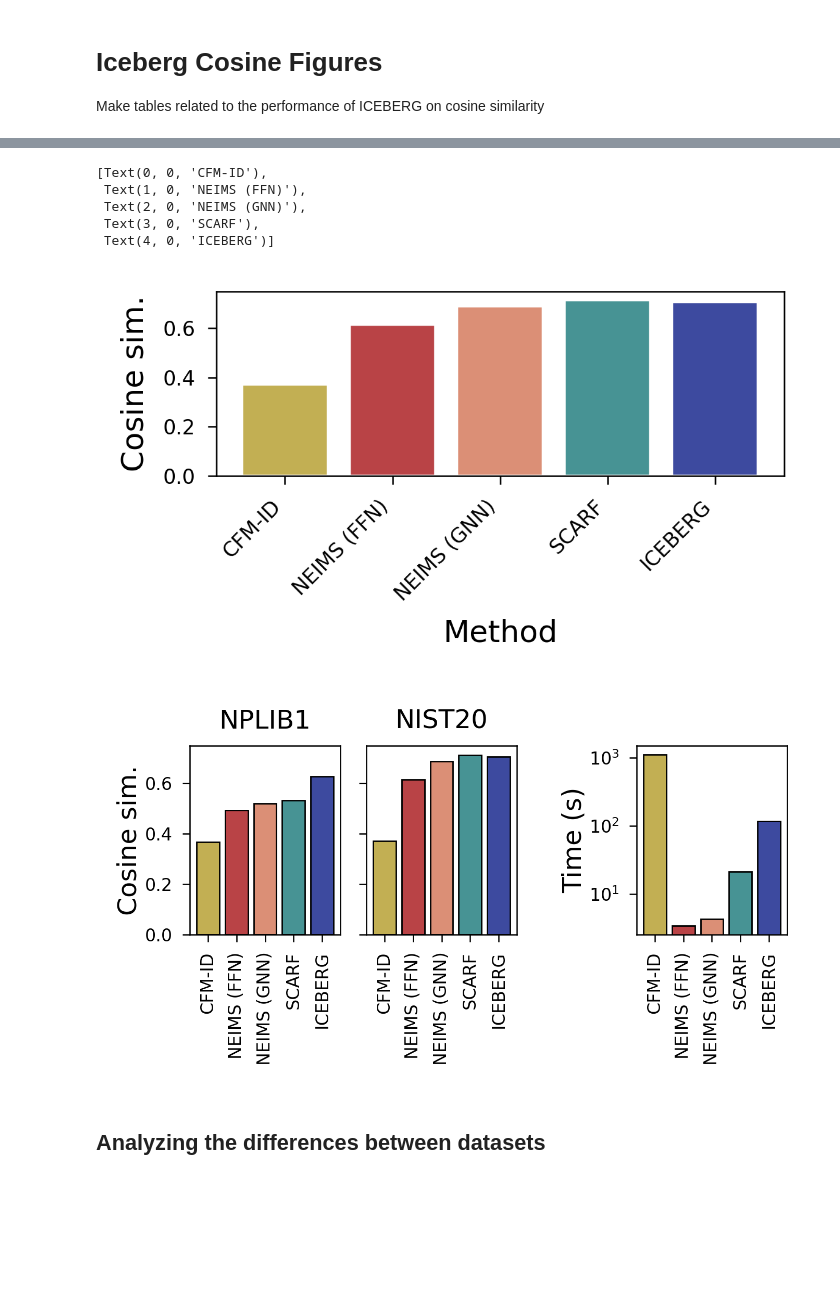
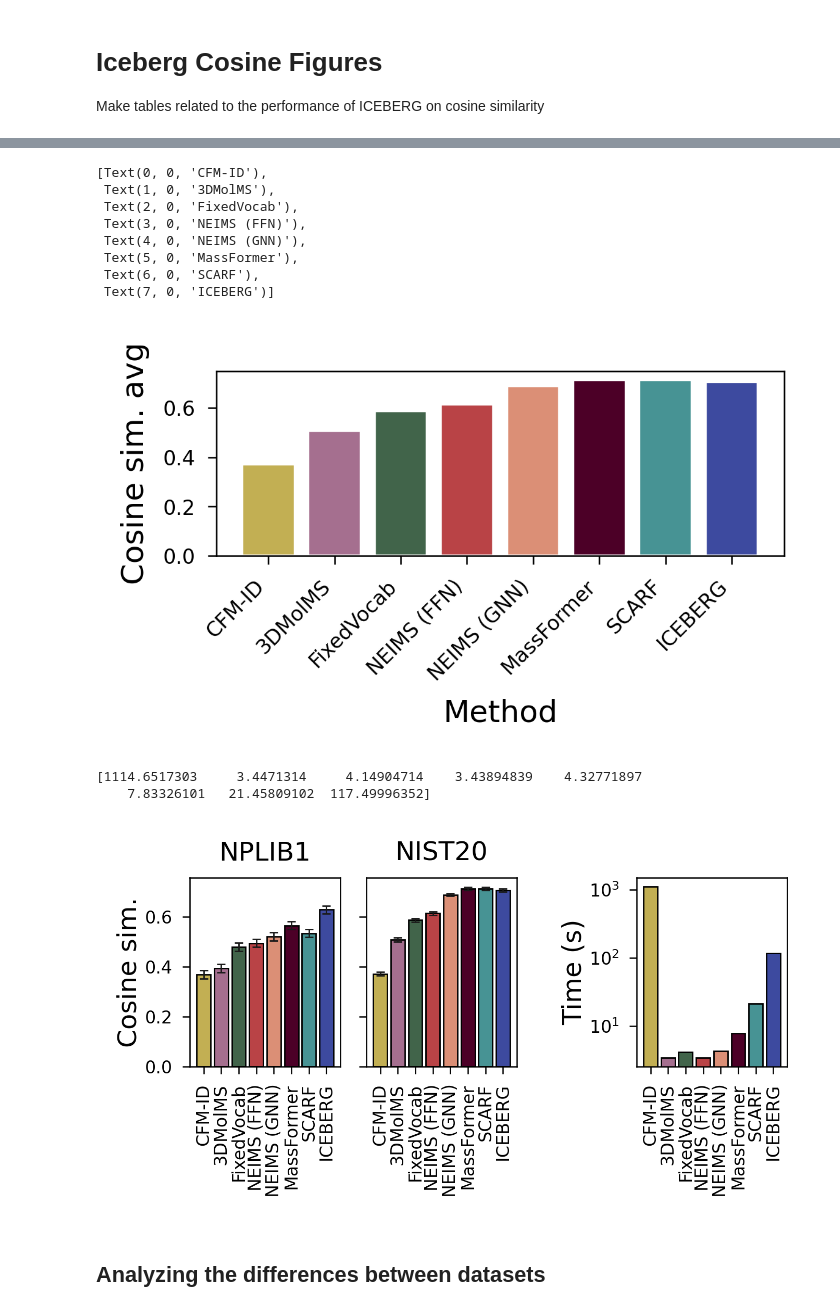
Before and after one commit to samgoldman97/ms-pred, a Jupyter notebook: notebooks/iceberg_fig_cosine.ipynb, the cells around one changed output, grey strips where cells are left out. Drawn from its saved outputs; the diff is of its cells as text; code cells hidden in the pictures; blank space fills up the shorter version.

Commit message:
Update with massformer baseline

```diff
--- a/notebooks/iceberg_fig_cosine.ipynb
+++ b/notebooks/iceberg_fig_cosine.ipynb
@@ -18,8 +18,11 @@ results_folder = Path("../results/figs_iceberg/")
 # %%
 names = [
         "CFM-ID",
+        "3DMolMS",
+        "FixedVocab",
         "NEIMS (FFN)",
         "NEIMS (GNN)",
+        "MassFormer",
         "SCARF",
         "ICEBERG"
     ]
@@ -27,8 +30,11 @@ dataset_to_res = {}
 for dataset_name in dataset_names:
     results_files = [
         f"../results/cfm_id_{dataset_name}/split_1/preds/pred_eval.yaml",
+        f"../results/molnetms_baseline_{dataset_name}/split_1/preds/pred_eval.yaml",
+        f"../results/graff_ms_baseline_{dataset_name}/split_1/preds/pred_eval.yaml",
         f"../results/ffn_baseline_{dataset_name}/split_1/preds/pred_eval.yaml",
         f"../results/gnn_baseline_{dataset_name}/split_1/preds/pred_eval.yaml",
+        f"../results/massformer_baseline_{dataset_name}/split_1/preds/pred_eval.yaml",
         f"../results/scarf_inten_{dataset_name}/split_1/preds/pred_eval.yaml",
         f"../results/dag_inten_{dataset_name}/split_1/preds/pred_eval.yaml",
     ]
@@ -40,8 +46,11 @@ for dataset_name in dataset_names:
 for dataset_name in ["nist20"]:
     results_files = [
         f"../results/cfm_id_{dataset_name}/scaffold_1/preds/pred_eval.yaml",
+        f"../results/molnetms_baseline_{dataset_name}/scaffold_1/preds/pred_eval.yaml",
+        f"../results/graff_ms_baseline_{dataset_name}/scaffold_1/preds/pred_eval.yaml",
         f"../results/ffn_baseline_{dataset_name}/scaffold_1/preds/pred_eval.yaml",
         f"../results/gnn_baseline_{dataset_name}/scaffold_1/preds/pred_eval.yaml",
+        f"../results/massformer_baseline_{dataset_name}/scaffold_1/preds/pred_eval.yaml",
         f"../results/scarf_inten_{dataset_name}/scaffold_1/preds/pred_eval.yaml",
         f"../results/dag_inten_{dataset_name}/scaffold_1/preds/pred_eval.yaml",
     ]
@@ -51,8 +60,11 @@ for dataset_name in ["nist20"]:
 # %%
 name_to_time = {
     "CFM-ID": "../results/cfm_id_nist20_timer/time_out.json",
+    "3DMolMS": "../results/molnetms_baseline_nist20/split_1/time_out.json",
+    "FixedVocab": "../results/graff_ms_baseline_nist20/split_1/time_out.json",
     "NEIMS (FFN)": "../results/ffn_baseline_nist20/split_1/time_out.json",
     "NEIMS (GNN)": "../results/gnn_baseline_nist20/split_1/time_out.json",
+    "MassFormer": "../results/massformer_baseline_nist20/split_1/time_out.json",
     "SCARF": "../results/scarf_inten_nist20/split_1/time_out.json",
     "ICEBERG": "../results/dag_inten_nist20/split_1/time_out.json"
 }
@@ -63,15 +75,26 @@ for dataset_name, yaml_files in dataset_to_res.items():
     for k, v in yaml_files.items():
         new_entry = {
             "Method": k,
-            "Cosine sim.": v['avg_cos_sim'],
-            "Coverage": v["avg_coverage"],
-            "Valid": v['avg_frac_valid'],
-            "Time (s)": name_to_seconds[k],
+            "Cosine sim. avg": v['avg_cos_sim'],
+            "Cosine sim. sem": v['sem_cos_sim'],
+            "Coverage avg": v["avg_coverage"],
+            "Coverage sem": v["sem_coverage"],
+            "Valid avg": v['avg_frac_valid'],
+            "Valid sem": v['sem_frac_valid'],
+            "Time (s) orig": name_to_seconds[k],
             "Dataset": dataset_name,
 
         }
         out_df.append(new_entry)
 out_df = pd.DataFrame(out_df)
+# %%
+# rewrite cosine sim column with f"cos sim \pm cosine sem using list comprehension
+out_df["Cosine sim."] = [fr"${i:.3f} \pm {j:.3f}$" for i, j in zip(out_df["Cosine sim. avg"], out_df["Cosine sim. sem"])]
+# Rewrite coverage column with f"coverage \pm coverage sem using list comprehension
+out_df["Coverage"] = [fr"${i:.3f} \pm {j:.3f}$" for i, j in zip(out_df["Coverage avg"], out_df["Coverage sem"])]
+# Same for valid
+out_df["Valid"] = [fr"${i:.2f} \pm {j:.3f}$" for i, j in zip(out_df["Valid avg"], out_df["Valid sem"])]
+out_df["Time (s)"] = [fr"${i:.1f}$" for i in out_df["Time (s) orig"]]
 # %%
 # only build scaffold split and normal split for NIST
 
@@ -165,28 +260,31 @@ method_colors
 # %%
 ## Define Cosine sim bar plots
 
 dataset = "nist20"
-dataset_sub = out_df[['Method', 'Cosine sim.', 'Dataset']].query(f"Dataset == '{dataset}'")
+dataset_sub = out_df[['Method', 'Cosine sim. avg', 'Cosine sim. sem',  'Dataset']].query(f"Dataset == '{dataset}'")
 dataset_sub.set_index("Method", inplace=True)
 fig = plt.figure(figsize=(3,1), dpi=400)
 
 ax = fig.gca()
 dataset_sub = dataset_sub.loc[names]
-sim = dataset_sub[['Cosine sim.']].values.flatten()
+sim = dataset_sub[['Cosine sim. avg']].values.flatten()
 method_names  = dataset_sub.index.values
 
 ax.bar(method_names, sim, color=[method_colors[i] for i in method_names])
-ax.set_ylabel("Cosine sim.")
+ax.set_ylabel("Cosine sim. avg")
 ax.set_xlabel("Method")
 # Rotate x tick labels
 ax.set_xticklabels(method_names, rotation=45, ha="right")
 # %% [output]
 [Text(0, 0, 'CFM-ID'),
- Text(1, 0, 'NEIMS (FFN)'),
- Text(2, 0, 'NEIMS (GNN)'),
- Text(3, 0, 'SCARF'),
- Text(4, 0, 'ICEBERG')]
+ Text(1, 0, '3DMolMS'),
+ Text(2, 0, 'FixedVocab'),
+ Text(3, 0, 'NEIMS (FFN)'),
+ Text(4, 0, 'NEIMS (GNN)'),
+ Text(5, 0, 'MassFormer'),
+ Text(6, 0, 'SCARF'),
+ Text(7, 0, 'ICEBERG')]
-[figure, old version]
+[figure, new version]
 # %%
 # Plot cosine similarities and time for 2 datasets
 # define subplots
@@ -197,15 +295,22 @@ plt_dataset_names = {"canopus_train_public": "NPLIB1", "nist20": "NIST20"}
 plot_datasets = ["canopus_train_public", "nist20",]
 for ind, (ax, dataset) in enumerate(zip(axes, plot_datasets)):
 
-    dataset_sub = out_df[['Method', 'Cosine sim.', 'Dataset']].query(f"Dataset == '{dataset}'")
+    dataset_sub = out_df[['Method', 'Cosine sim. avg', 'Cosine sim. sem', 'Dataset']].query(f"Dataset == '{dataset}'")
     dataset_sub.set_index("Method", inplace=True)
     dataset_sub = dataset_sub.loc[names]
-    sim = dataset_sub[['Cosine sim.']].values.flatten()
+    sim = dataset_sub[['Cosine sim. avg']].values.flatten()
+    sem = dataset_sub[['Cosine sim. sem']].values.flatten()
+
+    # Using sem compute 95% confidence interval and plot error bars
+    ci = sem * 1.96
+
     method_names  = dataset_sub.index.values
 
     ax.bar(method_names, sim, color=[method_colors[i] for i in method_names],
-              edgecolor="black", linewidth=0.5
-    )
+              edgecolor="black", linewidth=0.5,
+              yerr=ci, capsize=1.5,
+              error_kw=dict(lw=0.5, capsize=1.5, capthick=0.5)
+              )
     if ind == 0:
         ax.set_ylabel("Cosine sim.")
     # ax.set_xlabel("Method")
@@ -219,13 +324,14 @@ axes[1].set_yticklabels([])
 axes[2].set_visible(False)
 
 ax = axes[3]
-dataset_sub = out_df[['Method', 'Dataset', 'Time (s)']].query(f"Dataset == '{dataset}'")
+dataset_sub = out_df[['Method', 'Dataset', 'Time (s) orig']].query(f"Dataset == '{dataset}'")
 dataset_sub.set_index("Method", inplace=True)
 dataset_sub = dataset_sub.loc[names]
-sim = dataset_sub[['Time (s)']].values.flatten()
+time = dataset_sub[['Time (s) orig']].values.flatten()
+print(time)
 method_names  = dataset_sub.index.values
 
-ax.bar(method_names, sim, color=[method_colors[i] for i in method_names],
+ax.bar(method_names, time, color=[method_colors[i] for i in method_names],
        edgecolor="black", linewidth=0.5)
 
 # Remove padding from  y label
@@ -246,7 +352,9 @@ ax.yaxis.set_minor_locator(plt.NullLocator())
 # Save fig to file
 fig.savefig(results_folder / "cosine_time_barplot.pdf", bbox_inches="tight", transparent=True)
 # %% [output]
+[1114.6517303     3.4471314     4.14904714    3.43894839    4.32771897
+    7.83326101   21.45809102  117.49996352]
-[figure, old version]
+[figure, new version]
 # %%
 # out_df = out_df.set_index(["Method", "Dataset"]).round(3)
 # out_df.index.name = None
```
Also changed, not shown: parts of 5 cells of this notebook, 52 other files.
